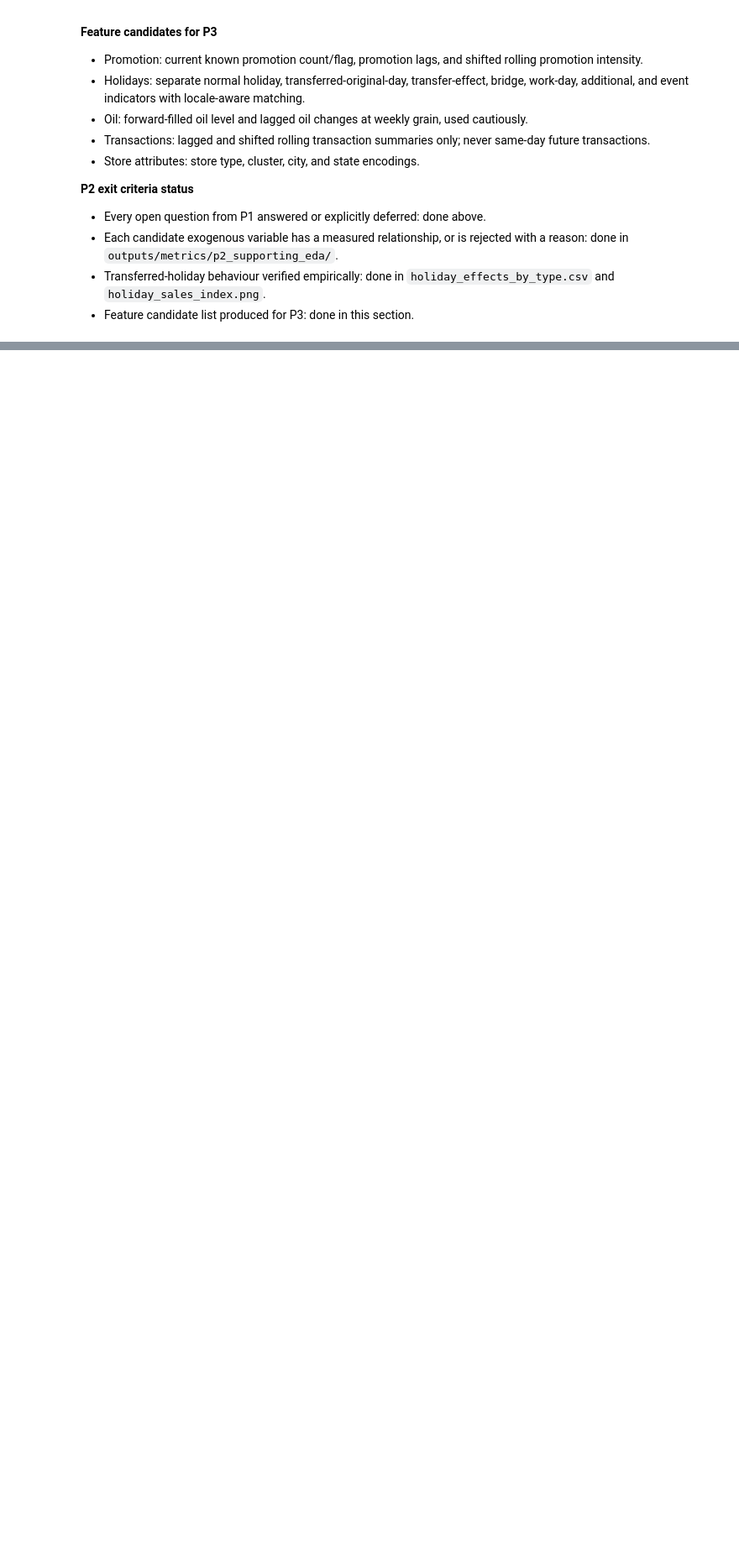
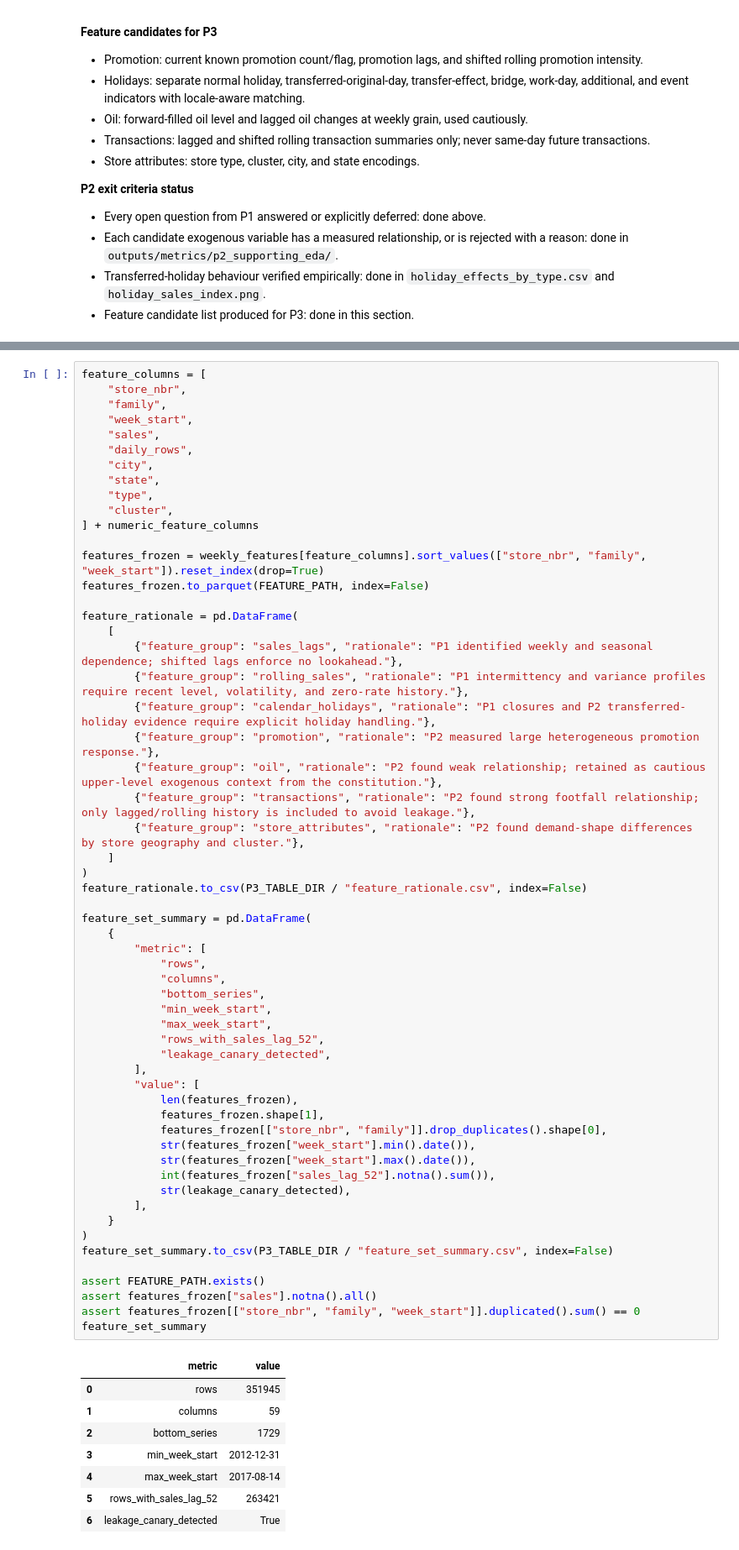
Before and after one commit to Mainakkundu/retail-replenishment-system, a Jupyter notebook: notebooks/01_eda_features.ipynb, the cells around one changed output, grey strips where cells are left out. Shown at 84% size. Drawn from its saved outputs; the diff is of its cells as text; blank space fills up the shorter version.

```diff
--- a/notebooks/01_eda_features.ipynb
+++ b/notebooks/01_eda_features.ipynb
@@ -972,0 +1414,66 @@ Not started. P3 begins only after P2 exit criteria are accepted.
+# %%
+feature_columns = [
+    "store_nbr",
+    "family",
+    "week_start",
+    "sales",
+    "daily_rows",
+    "city",
+    "state",
+    "type",
+    "cluster",
+] + numeric_feature_columns
+
+features_frozen = weekly_features[feature_columns].sort_values(["store_nbr", "family", "week_start"]).reset_index(drop=True)
+features_frozen.to_parquet(FEATURE_PATH, index=False)
+
+feature_rationale = pd.DataFrame(
+    [
+        {"feature_group": "sales_lags", "rationale": "P1 identified weekly and seasonal dependence; shifted lags enforce no lookahead."},
+        {"feature_group": "rolling_sales", "rationale": "P1 intermittency and variance profiles require recent level, volatility, and zero-rate history."},
+        {"feature_group": "calendar_holidays", "rationale": "P1 closures and P2 transferred-holiday evidence require explicit holiday handling."},
+        {"feature_group": "promotion", "rationale": "P2 measured large heterogeneous promotion response."},
+        {"feature_group": "oil", "rationale": "P2 found weak relationship; retained as cautious upper-level exogenous context from the constitution."},
+        {"feature_group": "transactions", "rationale": "P2 found strong footfall relationship; only lagged/rolling history is included to avoid leakage."},
+        {"feature_group": "store_attributes", "rationale": "P2 found demand-shape differences by store geography and cluster."},
+    ]
+)
+feature_rationale.to_csv(P3_TABLE_DIR / "feature_rationale.csv", index=False)
+
+feature_set_summary = pd.DataFrame(
+    {
+        "metric": [
+            "rows",
+            "columns",
+            "bottom_series",
+            "min_week_start",
+            "max_week_start",
+            "rows_with_sales_lag_52",
+            "leakage_canary_detected",
+        ],
+        "value": [
+            len(features_frozen),
+            features_frozen.shape[1],
+            features_frozen[["store_nbr", "family"]].drop_duplicates().shape[0],
+            str(features_frozen["week_start"].min().date()),
+            str(features_frozen["week_start"].max().date()),
+            int(features_frozen["sales_lag_52"].notna().sum()),
+            str(leakage_canary_detected),
+        ],
+    }
+)
+feature_set_summary.to_csv(P3_TABLE_DIR / "feature_set_summary.csv", index=False)
+
+assert FEATURE_PATH.exists()
+assert features_frozen["sales"].notna().all()
+assert features_frozen[["store_nbr", "family", "week_start"]].duplicated().sum() == 0
+feature_set_summary
+# %% [output]
+|  | metric | value |
+| 0 | rows | 351945 |
+| 1 | columns | 59 |
+| 2 | bottom_series | 1729 |
+| 3 | min_week_start | 2012-12-31 |
+| 4 | max_week_start | 2017-08-14 |
+| 5 | rows_with_sales_lag_52 | 263421 |
+| 6 | leakage_canary_detected | True |
```
Also changed, not shown: parts of 17 cells of this notebook.
